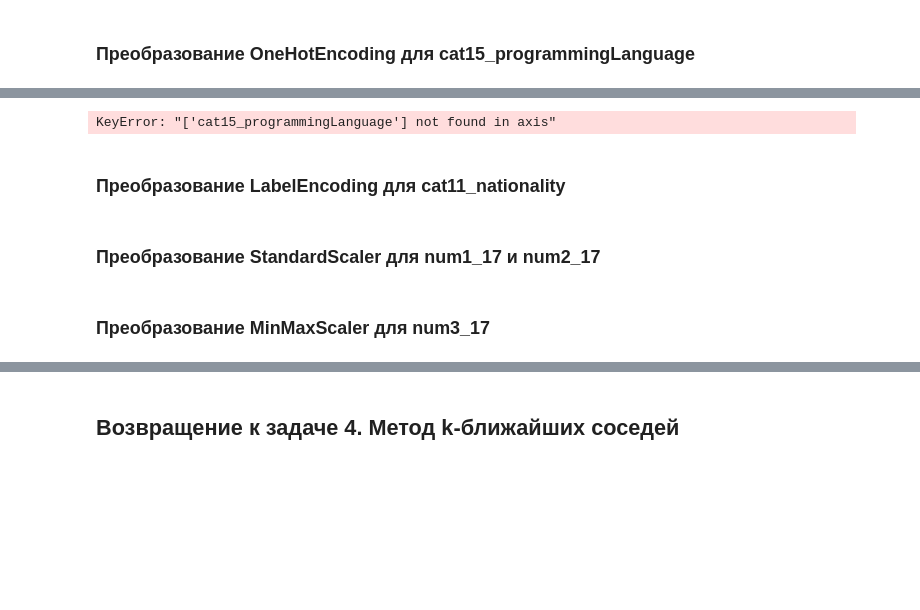
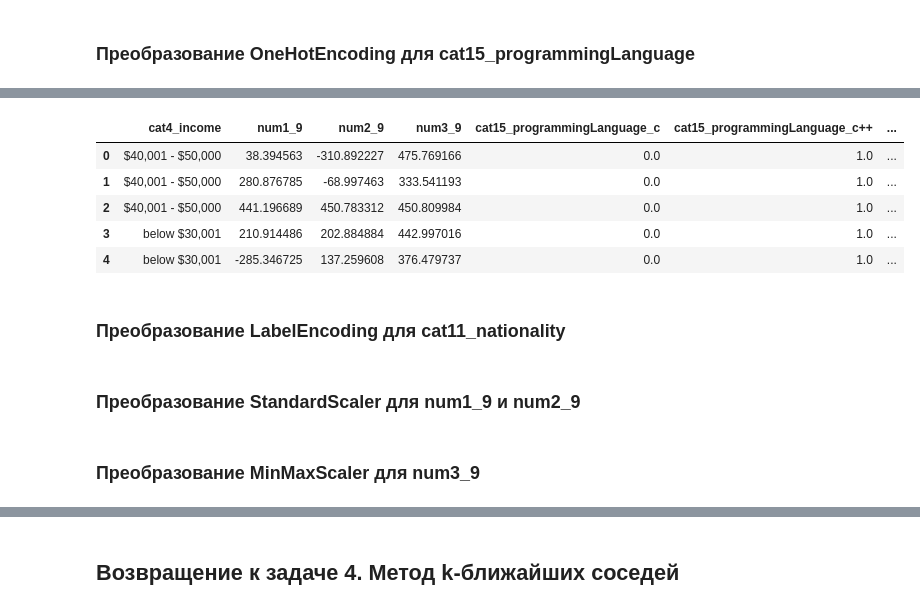
Before and after one commit to DKMFzF/pre-processing-of-data, a Jupyter notebook: pre-processing-of-data.ipynb, the cells around one changed output, grey strips where cells are left out. Saved outputs shown, nothing was run; the diff lists cells and outputs as text; code cells hidden in the pictures; blank space fills up the shorter version.

```diff
--- a/pre-processing-of-data.ipynb
+++ b/pre-processing-of-data.ipynb
@@ -617,11 +623,16 @@ encoded_df.loc[10:15]
 # %%
 dataframe = dataframe.drop(columns=["cat15_programmingLanguage"])
 
 dataframe = pd.concat([dataframe, encoded_df], axis=1)
 
-print(dataframe.head())
+dataframe.head()
 # %% [output]
-KeyError: "['cat15_programmingLanguage'] not found in axis"
+|  | cat4_income | num1_9 | num2_9 | num3_9 | cat15_programmingLanguage_c | cat15_programmingLanguage_c++ | ... |
+| 0 | $40,001 - $50,000 | 38.394563 | -310.892227 | 475.769166 | 0.0 | 1.0 | ... |
+| 1 | $40,001 - $50,000 | 280.876785 | -68.997463 | 333.541193 | 0.0 | 1.0 | ... |
+| 2 | $40,001 - $50,000 | 441.196689 | 450.783312 | 450.809984 | 0.0 | 1.0 | ... |
+| 3 | below $30,001 | 210.914486 | 202.884884 | 442.997016 | 0.0 | 1.0 | ... |
+| 4 | below $30,001 | -285.346725 | 137.259608 | 376.479737 | 0.0 | 1.0 | ... |
 # %% [markdown]
 ### Преобразование LabelEncoding для cat11_nationality
 # %%
@@ -629,13 +640,13 @@ KeyError: "['cat15_programmingLanguage'] not found in axis"
 le = LabelEncoder()
 dataframe['cat4_income'] = le.fit_transform(dataframe['cat4_income'])
 # %% [markdown]
-### Преобразование StandardScaler для num1_17 и	num2_17
+### Преобразование StandardScaler для num1_9 и	num2_9
 # %%
 # Используем StandardScaler (стандартизацию) для первого и второго числового признака, так как они распределены нормально
 stsc = StandardScaler()
 dataframe[['num1_9', 'num2_9']] = stsc.fit_transform(dataframe[['num1_9', 'num2_9']])
 # %% [markdown]
-### Преобразование MinMaxScaler для num3_17
+### Преобразование MinMaxScaler для num3_9
 # %%
 # Используем MinMaxScaler (нормализацию) для третьего числового признака, так как он распределен ненормально
 mms = MinMaxScaler()
```
Also changed, not shown: parts of 15 cells of this notebook.
